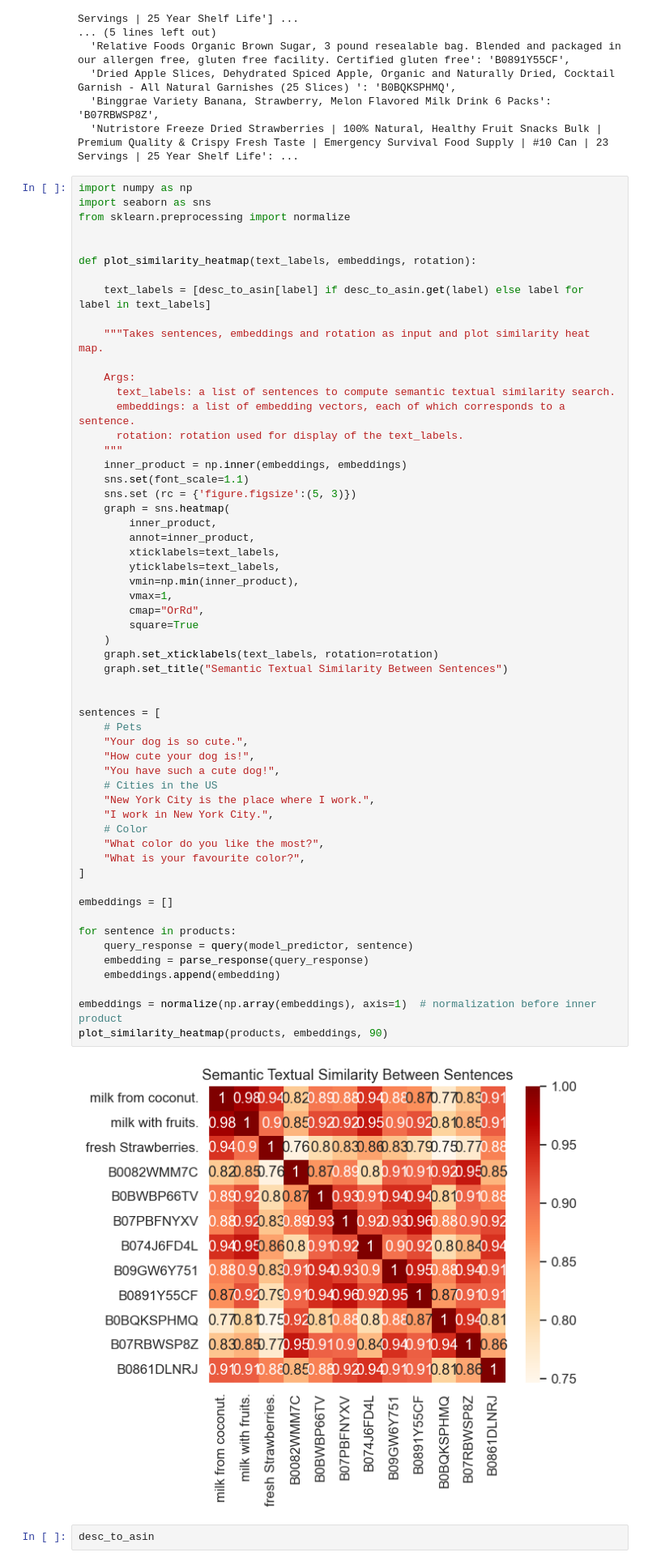
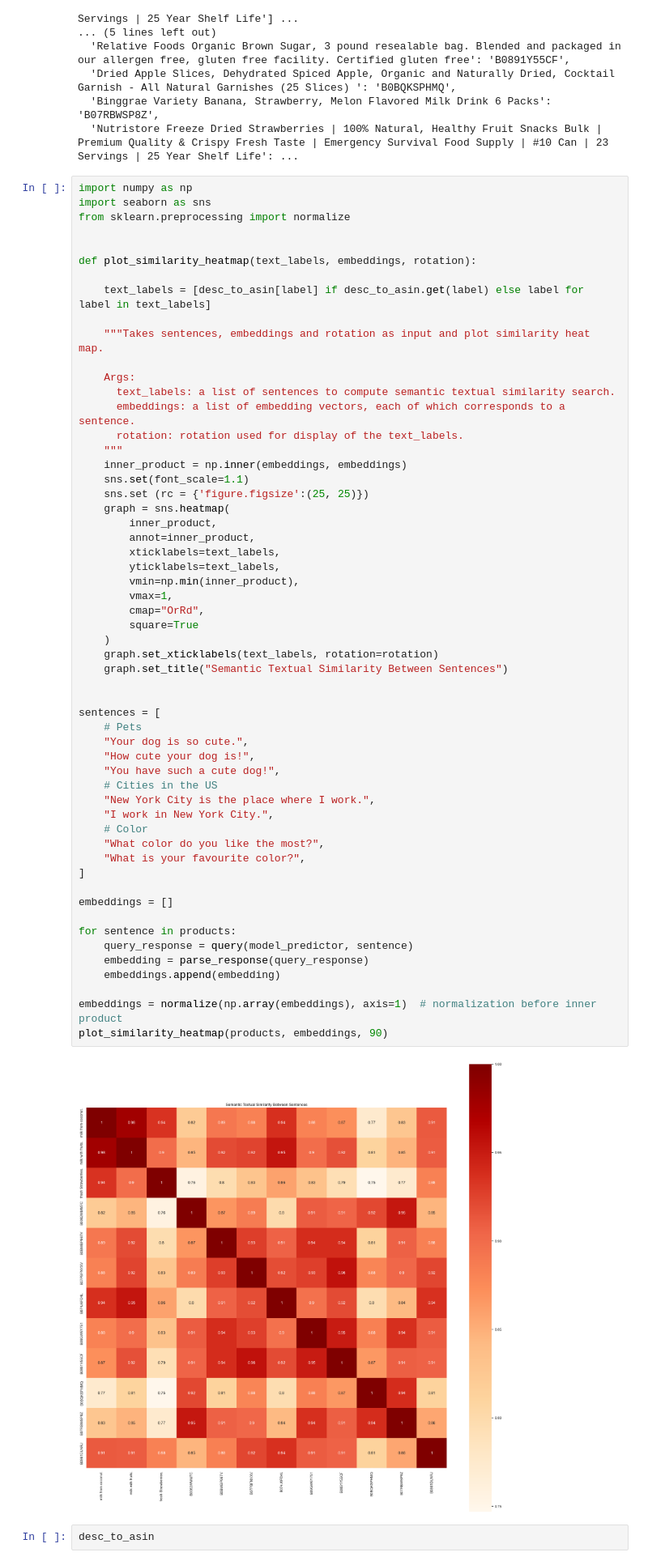
Before and after one commit to pawanspace/nn-notebooks, a Jupyter notebook: check_models.ipynb, the cells around one changed output. Shown at 81% size. Saved outputs shown, nothing was run; the diff lists cells and outputs as text.

```diff
--- a/check_models.ipynb
+++ b/check_models.ipynb
@@ -206,7 +206,7 @@ def plot_similarity_heatmap(text_labels, embeddings, rotation):
     """
     inner_product = np.inner(embeddings, embeddings)
     sns.set(font_scale=1.1)
-    sns.set (rc = {'figure.figsize':(5, 3)})
+    sns.set (rc = {'figure.figsize':(25, 25)})
     graph = sns.heatmap(
         inner_product,
         annot=inner_product,
@@ -217,34 +217,34 @@ def plot_similarity_heatmap(text_labels, embeddings, rotation):
         cmap="OrRd",
         square=True
     )
     graph.set_xticklabels(text_labels, rotation=rotation)
     graph.set_title("Semantic Textual Similarity Between Sentences")
 
 
 sentences = [
     # Pets
     "Your dog is so cute.",
     "How cute your dog is!",
     "You have such a cute dog!",
     # Cities in the US
     "New York City is the place where I work.",
     "I work in New York City.",
     # Color
     "What color do you like the most?",
     "What is your favourite color?",
 ]
 
 embeddings = []
 
 for sentence in products:
     query_response = query(model_predictor, sentence)
     embedding = parse_response(query_response)
     embeddings.append(embedding)
 
 embeddings = normalize(np.array(embeddings), axis=1)  # normalization before inner product
 plot_similarity_heatmap(products, embeddings, 90)
 # %% [output]
-[figure, old version]
+[figure, new version]
 # %%
 desc_to_asin
 # %% [output]
```
Also changed, not shown: 3 other files.
